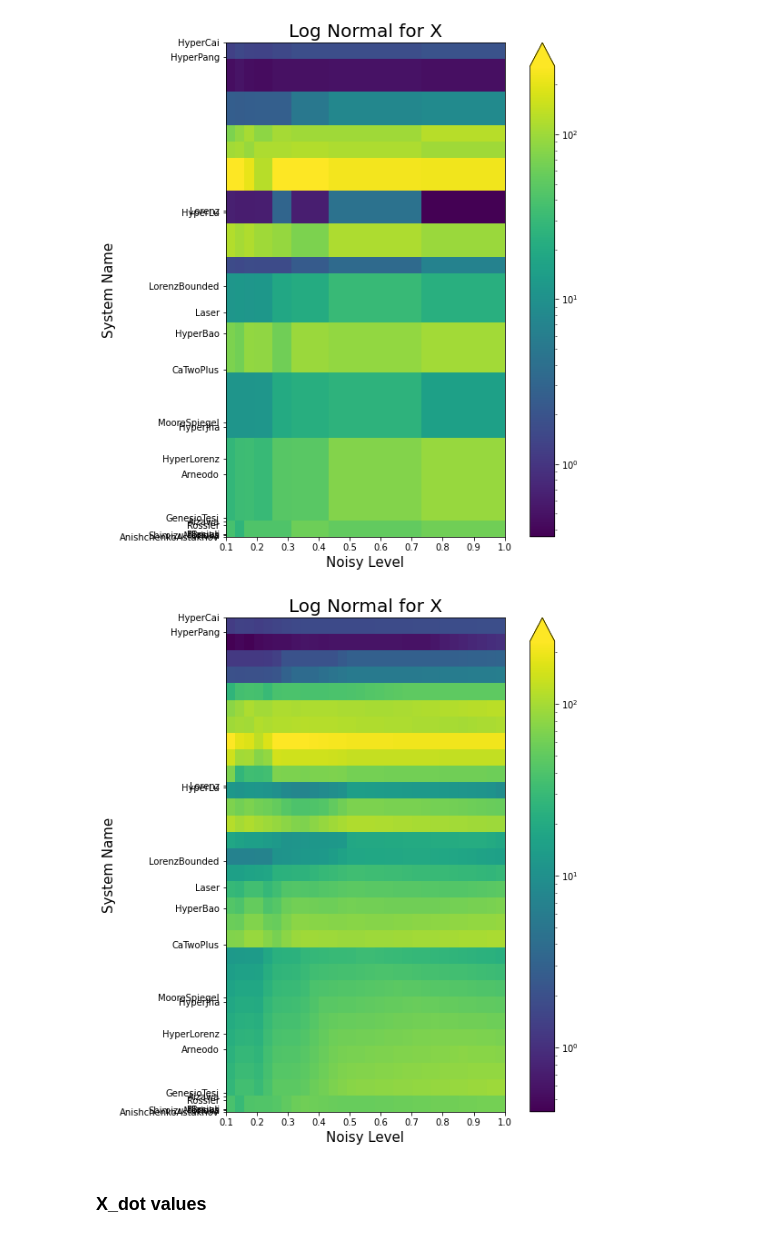
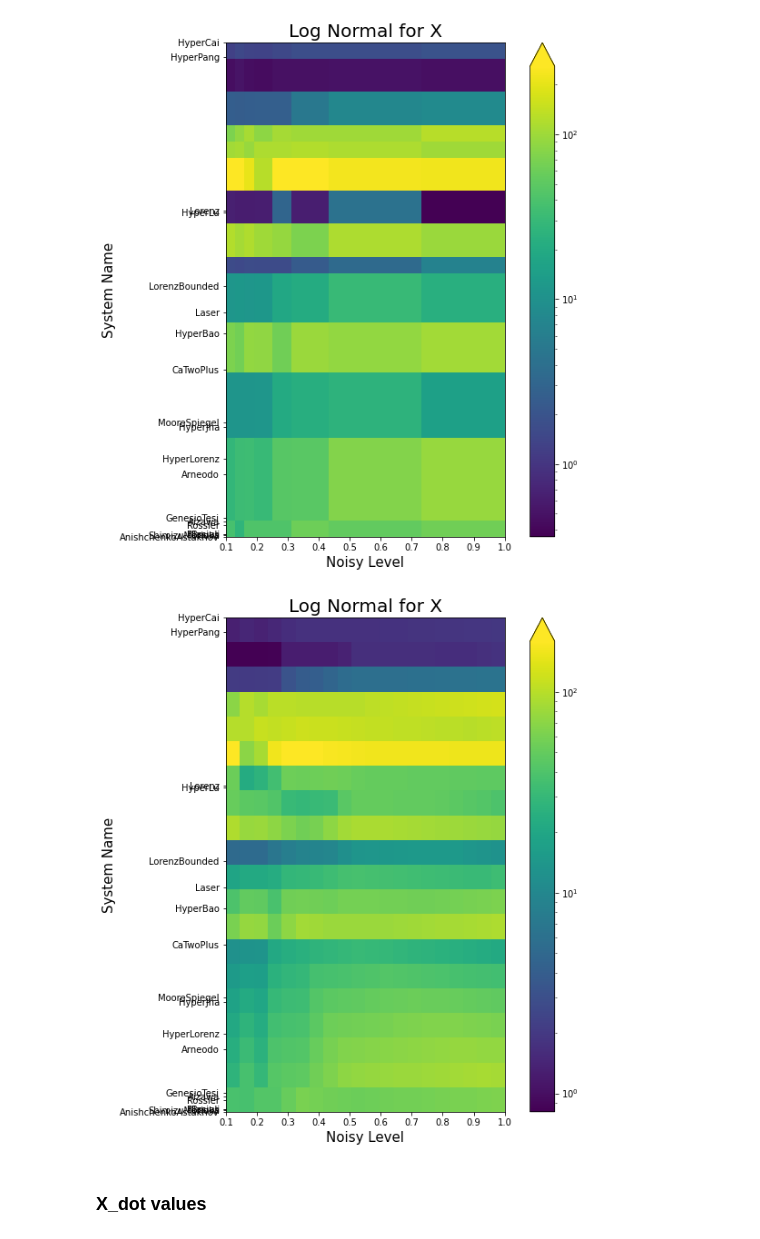
Before and after one commit to dynamicslab/pysindy, a Jupyter notebook: examples/16_contour_plot.ipynb, the cells around one changed output. Saved outputs shown, nothing was run; the diff lists cells and outputs as text; code cells hidden in the pictures.

```diff
--- a/examples/16_contour_plot.ipynb
+++ b/examples/16_contour_plot.ipynb
@@ -324,30 +324,30 @@ plt.show()
 # %%
 ax = plt.subplot()
 
 # form data grid for plotting
-xx, yy = np.meshgrid(np.linspace(np.amin(noisy_levels), np.amax(noisy_levels), 30),
-                     np.linspace(np.amin(chaotic_levels), np.amax(chaotic_levels), 30))
+xx, yy = np.meshgrid(np.linspace(np.amin(noisy_levels), np.amax(noisy_levels), 20),
+                     np.linspace(np.amin(chaotic_levels), np.amax(chaotic_levels), 20))
 zz = griddata((noisy_levels, chaotic_levels), x_rmse_list, (xx, yy), method='linear')
 
 # visualize contour plot
 im = ax.imshow(zz, extent=(np.amin(noisy_levels), np.amax(noisy_levels),
                            np.amin(chaotic_levels), np.amax(chaotic_levels)),
                norm=LogNorm(vmin=zz.min(), vmax=zz.max()))
 
 plt.colorbar(im, extend='max')
 
 # add text descriptions
 plt.title("Log Normal for X", fontsize=20)
 plt.xlabel("Noisy Level", fontsize=15)
 plt.ylabel("System Name", fontsize=15)
 
 # replace y tick
 ax.set_yticks(lyap_list)
 ax.set_yticklabels(systems_list)
 
 plt.show()
 # %% [output]
-[figure, old version]
+[figure, new version]
 # %% [markdown]
 ### X_dot values
 # %%
```
Also changed, not shown: parts of 8 cells of this notebook.
